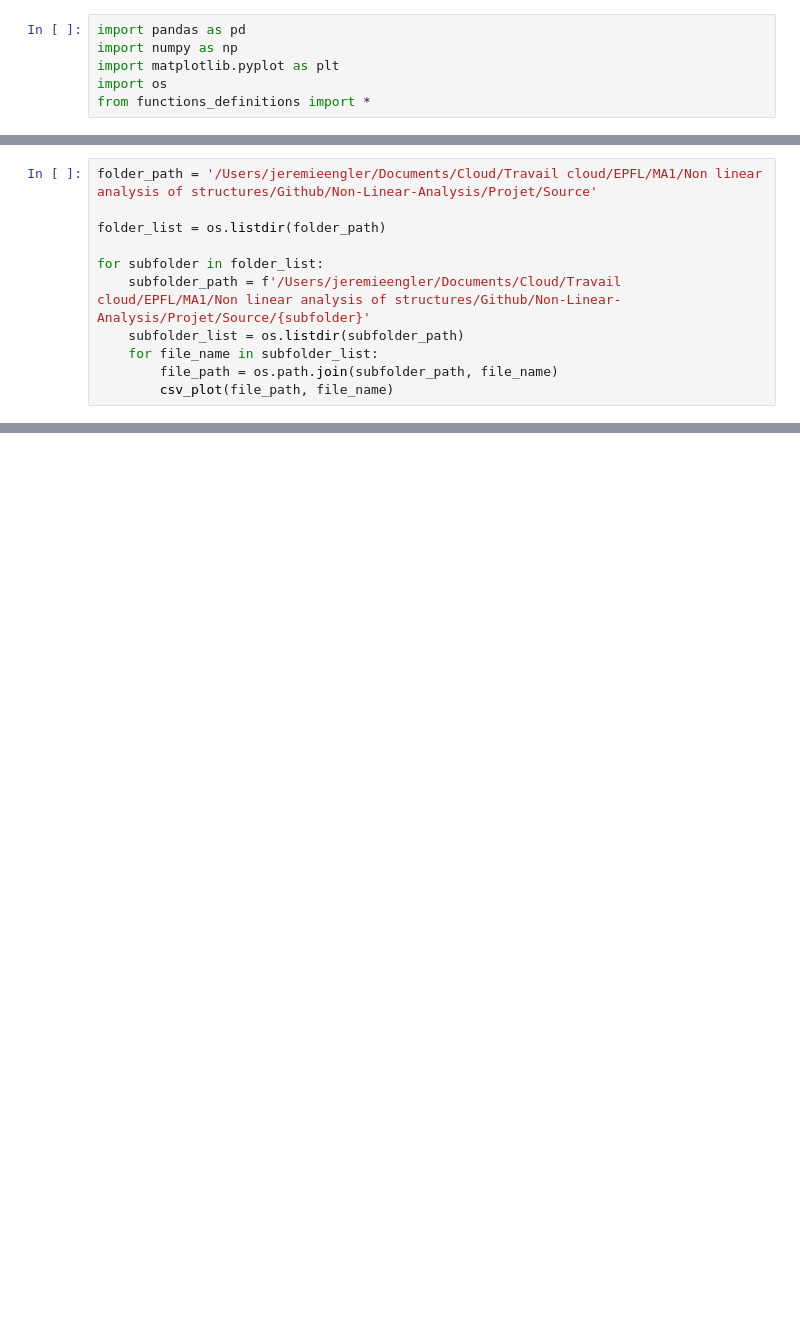
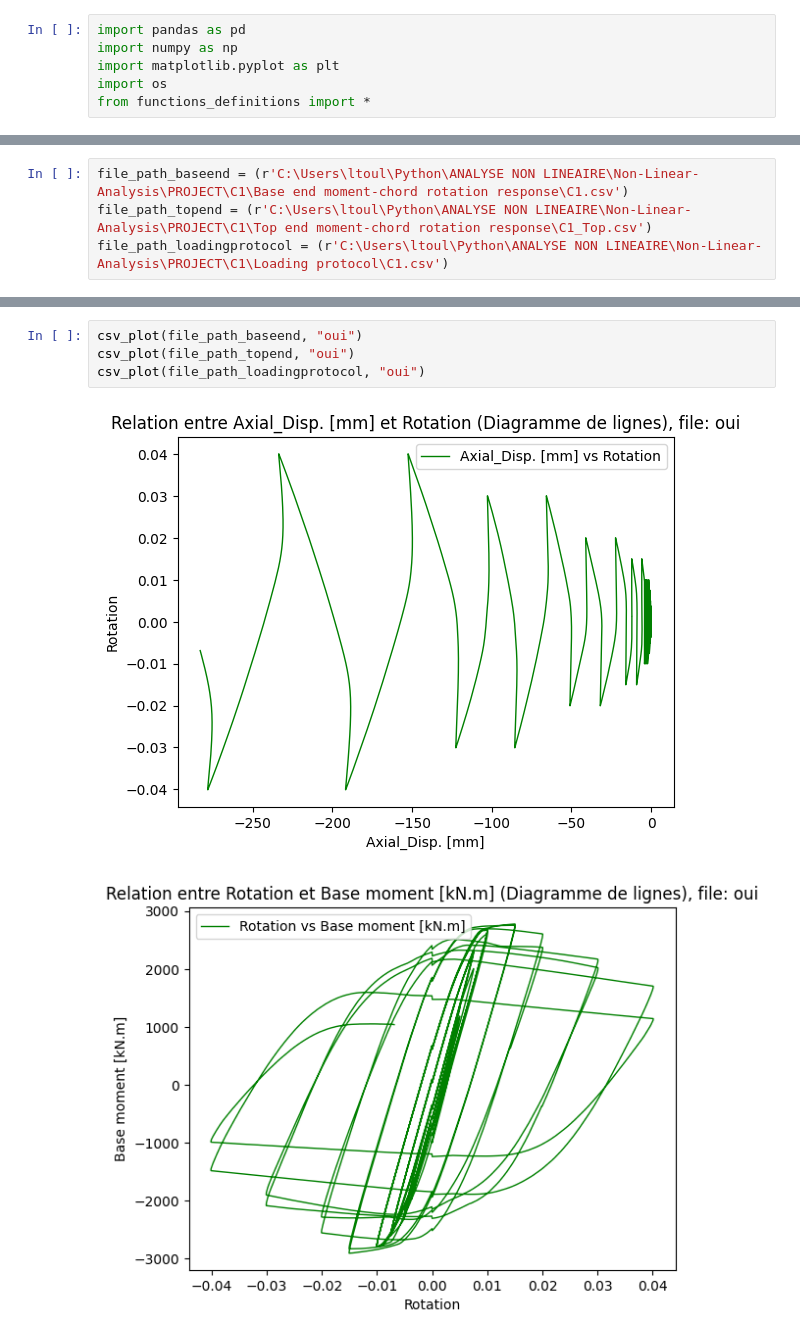
Before and after one commit to LaureToullier/Non-Linear-Analysis, a Jupyter notebook: Projet/plots.ipynb, the cells around one changed output, grey strips where cells are left out. Cells and saved outputs as stored; diff of their text form; blank space fills up the shorter version.

Commit message:
new plots

```diff
--- a/Projet/plots.ipynb
+++ b/Projet/plots.ipynb
@@ -15,11 +6,0 @@ csv_plot(file_path_2, "oui")
-# %%
-folder_path = '/Users/jeremieengler/Documents/Cloud/Travail cloud/EPFL/MA1/Non linear analysis of structures/Github/Non-Linear-Analysis/Projet/Source'
-
-folder_list = os.listdir(folder_path)
-
-for subfolder in folder_list:
-    subfolder_path = f'/Users/jeremieengler/Documents/Cloud/Travail cloud/EPFL/MA1/Non linear analysis of structures/Github/Non-Linear-Analysis/Projet/Source/{subfolder}'
-    subfolder_list = os.listdir(subfolder_path)
-    for file_name in subfolder_list:
-        file_path = os.path.join(subfolder_path, file_name)
-        csv_plot(file_path, file_name)
@@ -34,0 +7,4 @@ KeyError: 'Axial_Disp. [mm]'
+# %%
+file_path_baseend = (r'C:\Users\ltoul\Python\ANALYSE NON LINEAIRE\Non-Linear-Analysis\PROJECT\C1\Base end moment-chord rotation response\C1.csv')
+file_path_topend = (r'C:\Users\ltoul\Python\ANALYSE NON LINEAIRE\Non-Linear-Analysis\PROJECT\C1\Top end moment-chord rotation response\C1_Top.csv')
+file_path_loadingprotocol = (r'C:\Users\ltoul\Python\ANALYSE NON LINEAIRE\Non-Linear-Analysis\PROJECT\C1\Loading protocol\C1.csv')
@@ -34,0 +68,7 @@ KeyError: 'Axial_Disp. [mm]'
+# %%
+csv_plot(file_path_baseend, "oui")
+csv_plot(file_path_topend, "oui")
+csv_plot(file_path_loadingprotocol, "oui")
+# %% [output]
+[figure, added]
+[figure, added]
```
Also changed, not shown: parts of 17 cells of this notebook.
